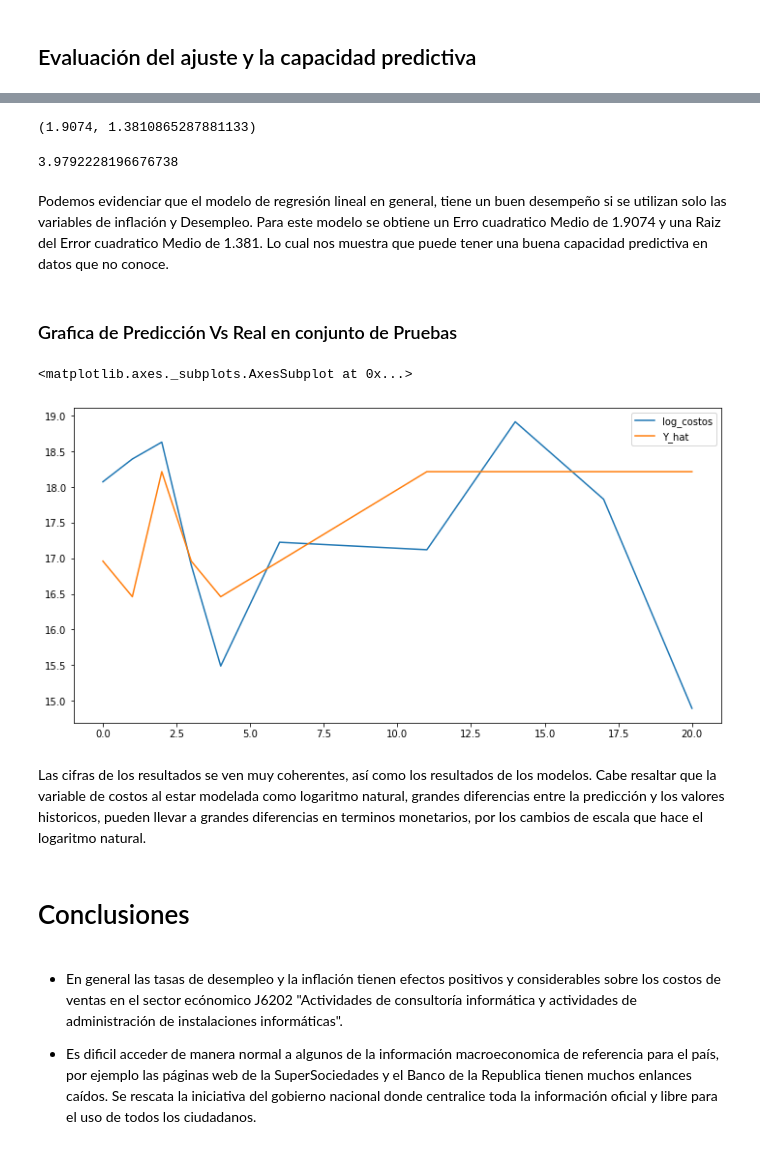
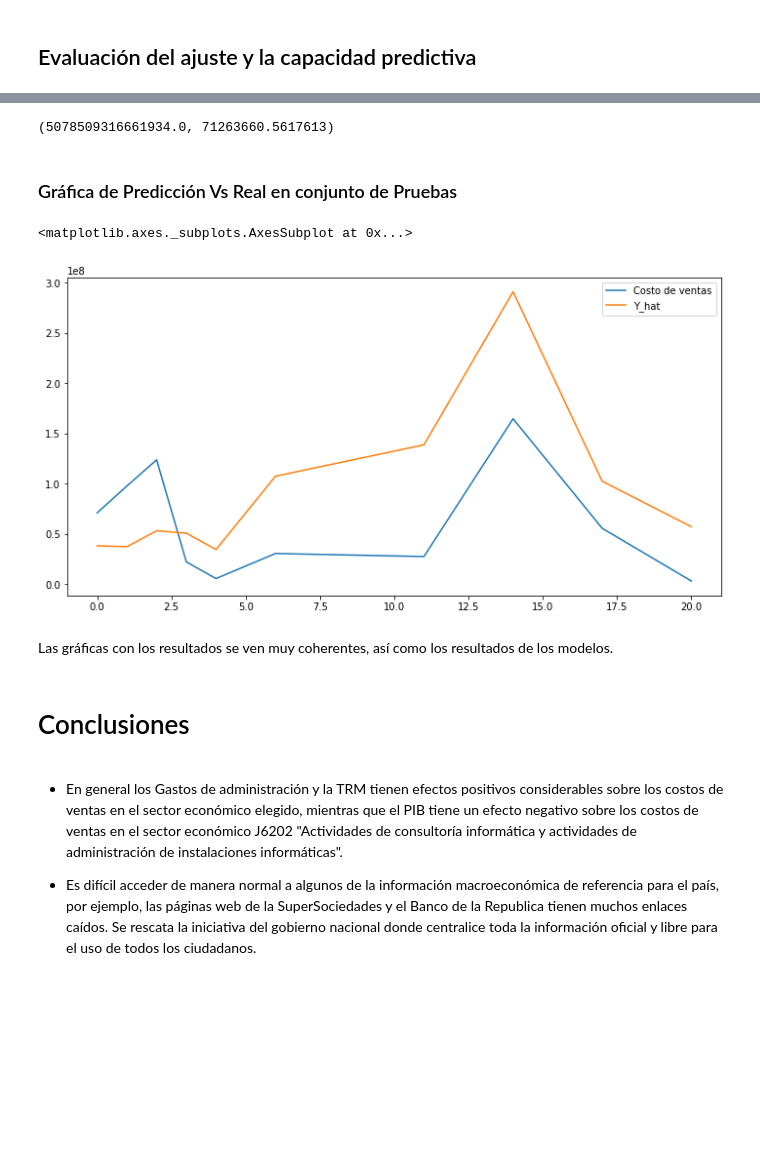
Before and after one commit to juancsaldarriaga/Informe_sector_consultoria_MAE, a Jupyter notebook: trabajo_final_Camilo_Saldarriaga.ipynb, the cells around one changed output, grey strips where cells are left out. Saved outputs shown, nothing was run; the diff lists cells and outputs as text; code cells hidden in the pictures; blank space fills up the shorter version.

```diff
--- a/trabajo_final_Camilo_Saldarriaga.ipynb
+++ b/trabajo_final_Camilo_Saldarriaga.ipynb
@@ -509,5 +507,7 @@ max      19.709658
 Name: log_costos, dtype: float64
 # %% [markdown]
 Como se evidencia, la variable a explicar tiene una media de 17,23, con una desviación estandar de 1.4, lo cual nos muestra una buena variabilidad. Tambien los cuartiles, el mínimo y el máximo, los valores se mueven en general entre 16 y 19, con algunos valores atipicos.
+# %%
+data_reg2 = data_reg.drop(data_reg[data_reg["Costo de ventas"].isna()].index.unique())
 # %% [markdown]
 # Resultados
@@ -522,8 +615,9 @@ $𝑙𝑜𝑔\_𝑐𝑜𝑠𝑡𝑜𝑠 =  𝐷𝑒𝑠𝑚𝑝𝑙𝑒𝑜 +
+# %%
+Y = "Costo de ventas"
+XS = ['Gastos de administración', 'PIB', "TRM"]
 # %%
-#PIB 	Desmpleo 	inflacion 	TRM 	t 	PIB_stand 	costo_stand 	log_PIB 	log_costos 	log_TRM
-XS = ["Desmpleo", "inflacion"]
-reg = sm.OLS(endog=data_reg_train["log_costos"],
-             exog=data_reg_train[XS],#, "PIB_stand", ],
+reg = sm.OLS(endog=data_reg2.sort_index()[Y],
+             exog=data_reg2.sort_index()[XS],#, "PIB_stand", ],
              missing='drop')
 results = reg.fit()
 print(results.summary())
@@ -582,5 +652,6 @@ Para evaluar el ajuste en un conjunto de datos con los que nunca se ha entrenado
 # %%
-Y_H = results.params[0]*data_reg_test[XS[0]]+results.params[1]*data_reg_test[XS[1]]
-#Y_H
+#Y_H = results.params[0]*data_reg_test[XS[0]]+results.params[1]*data_reg_test[XS[1]]+results.params[2]*data_reg_test[XS[2]]
+Y_H = (results.params*data_reg_test[XS]).sum(axis=1)
+# Y_H
 # %%
 data_reg_test.loc[:,"Y_hat"] = Y_H
@@ -587,29 +659,24 @@ data_reg_test.loc[:,"Y_hat"] = Y_H
 # %%
-MSE = round(((Y_H - data_reg_test["log_costos"]) ** 2).mean(), 4)
+MSE = round(((Y_H - data_reg_test[Y]) ** 2).mean(), 4)
 MSE, sqrt(MSE)
 # %% [output]
-(1.9074, 1.3810865287881133)
+(5078509316661934.0, 71263660.5617613)
-# %%
-np.exp(1.3810865287881133)
-# %% [output]
-3.9792228196676738
-# %% [markdown]
-Podemos evidenciar que el modelo de regresión lineal en general, tiene un buen desempeño si se utilizan solo las variables de inflación y Desempleo. Para este modelo se obtiene un Erro cuadratico Medio de 1.9074 y una Raiz del Error cuadratico Medio de 1.381. Lo cual nos muestra que puede tener una buena capacidad predictiva en datos que no conoce.
 # %% [markdown]
-### Grafica de Predicción Vs Real en conjunto de Pruebas
+### Gráfica de Predicción Vs Real en conjunto de Pruebas
 # %%
-data_reg_test[data_reg_test["log_costos"].notna()][["log_costos", "Y_hat"]].plot(figsize= (12,6))#.scatter(x = "log_costos", y = i)
+data_reg_test[data_reg_test[Y].notna()][[Y, "Y_hat"]].plot(figsize= (12,6))#.scatter(x = "log_costos", y = i)
 # %% [output]
 <matplotlib.axes._subplots.AxesSubplot at 0x...>
-[figure, old version]
+[figure, new version]
-# %% [markdown]
-Las cifras de los resultados se ven muy coherentes, así como los resultados de los modelos. Cabe resaltar que la variable de costos al estar modelada como logaritmo natural, grandes diferencias entre la predicción y los valores historicos, pueden llevar a grandes diferencias en terminos monetarios, por los cambios de escala que hace el logaritmo natural.
+# %% [markdown]
+Las gráficas con los resultados se ven muy coherentes, así como los resultados de los modelos.
 # %% [markdown]
 # Conclusiones
 # %% [markdown]
-- En general las tasas de desempleo y la inflación tienen efectos positivos y considerables sobre los costos de ventas en el sector ecónomico J6202 "Actividades de consultoría informática y actividades de administración de instalaciones informáticas".
+- En general los Gastos de administración y la TRM tienen efectos positivos considerables sobre los costos de ventas en el sector económico elegido, mientras que el PIB tiene un efecto negativo sobre los costos de ventas en el sector económico J6202 "Actividades de consultoría informática y actividades de administración de instalaciones informáticas".
 
-- Es dificil acceder de manera normal a algunos de la información macroeconomica de referencia para el país, por ejemplo las páginas web de la SuperSociedades y el Banco de la Republica tienen muchos enlances caídos. Se rescata la iniciativa del gobierno nacional donde centralice toda la información oficial y libre para el uso de todos los ciudadanos.
+
+- Es difícil acceder de manera normal a algunos de la información macroeconómica de referencia para el país, por ejemplo, las páginas web de la SuperSociedades y el Banco de la Republica tienen muchos enlaces caídos. Se rescata la iniciativa del gobierno nacional donde centralice toda la información oficial y libre para el uso de todos los ciudadanos.
 # %% [markdown]
 # Estimación del esfuerzo de las actividades
 
```
Also changed, not shown: parts of 50 cells of this notebook, 1 other file.
